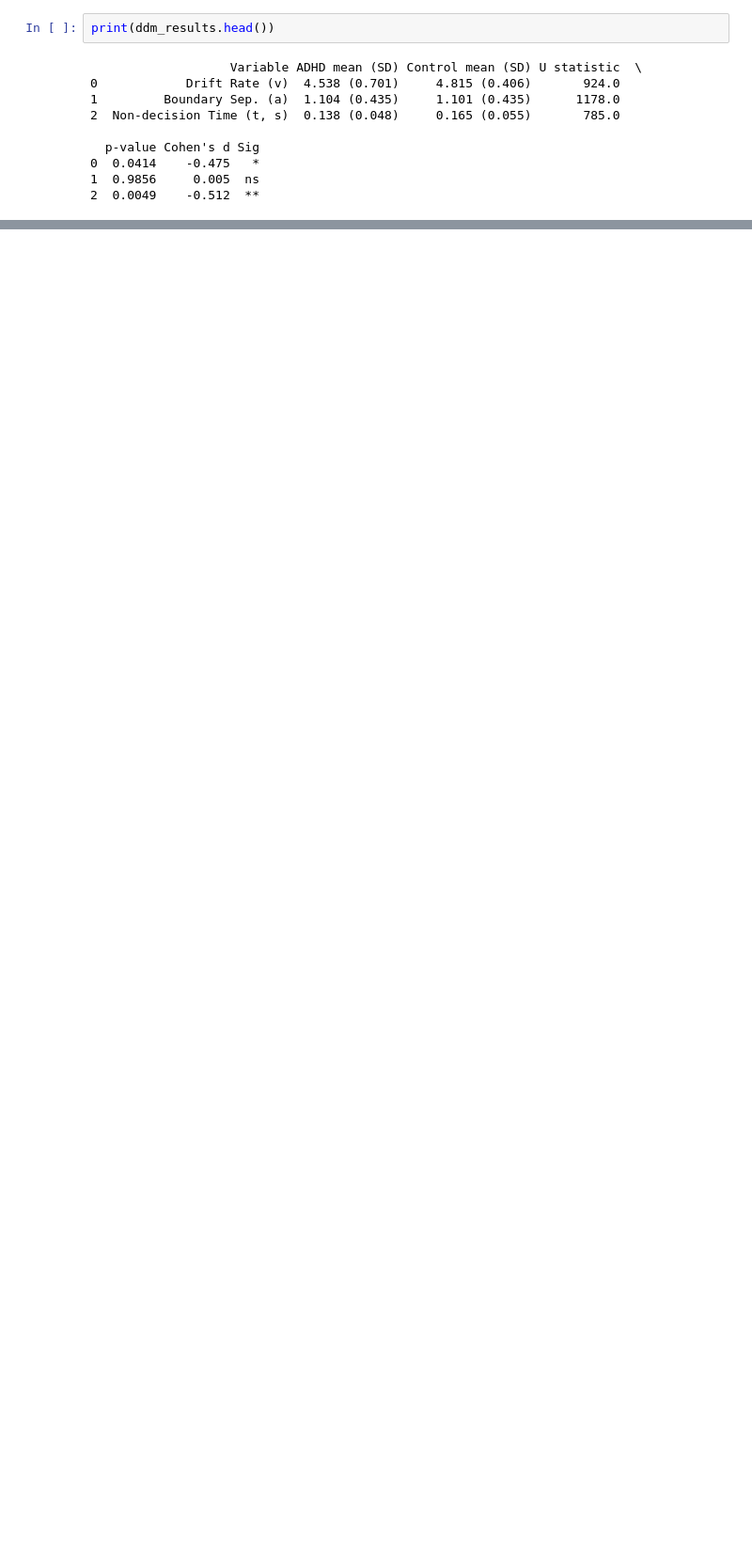
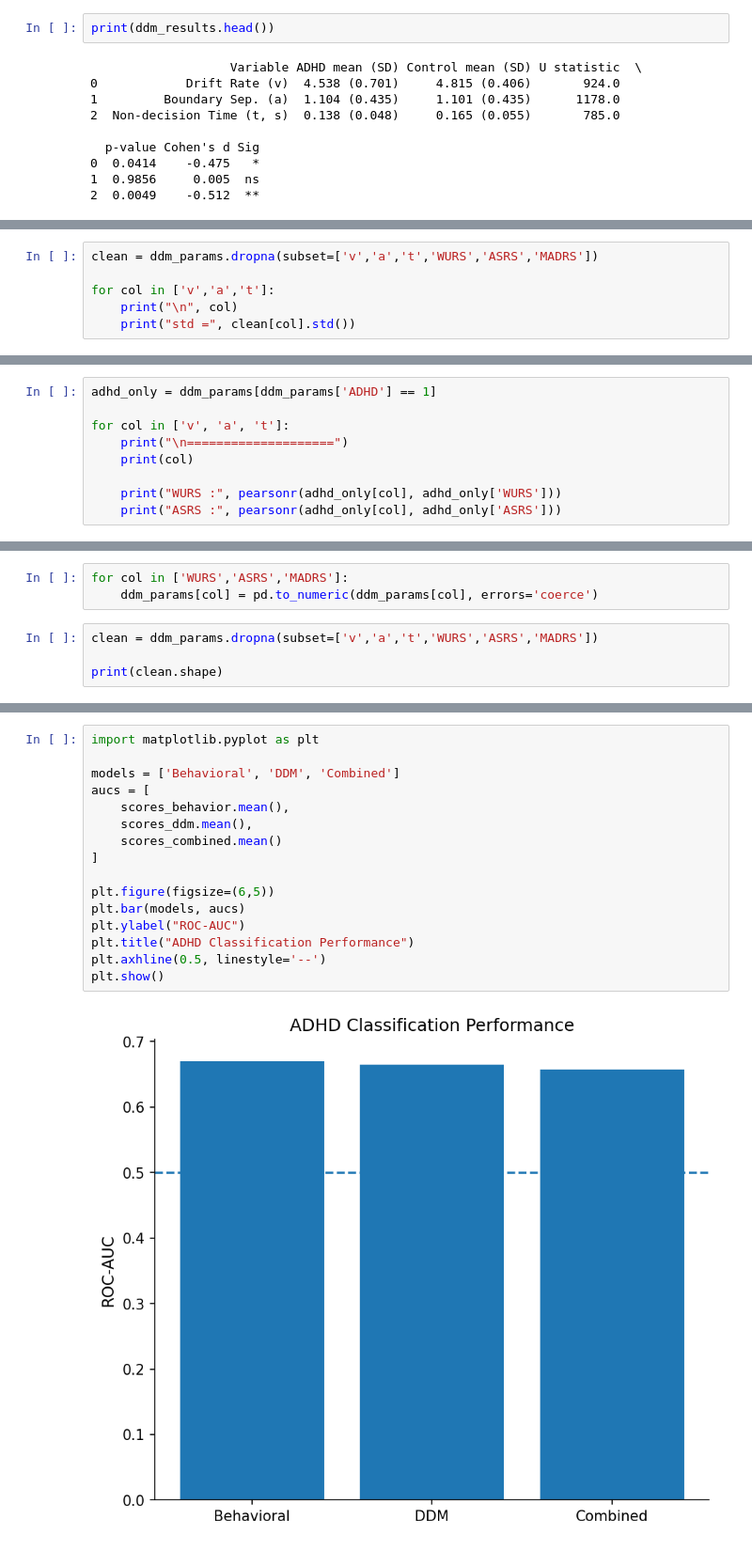
Before and after one commit to Abhikumar199/IITB_ADHD, a Jupyter notebook: ADHD_DDM_v3_Final.ipynb, the cells around one changed output, grey strips where cells are left out. Shown at 94% size. Drawn from its saved outputs; the diff is of its cells as text; blank space fills up the shorter version.

```diff
--- a/ADHD_DDM_v3_Final.ipynb
+++ b/ADHD_DDM_v3_Final.ipynb
@@ -1497,0 +1503,6 @@ print(ddm_results.head())
+# %%
+clean = ddm_params.dropna(subset=['v','a','t','WURS','ASRS','MADRS'])
+
+for col in ['v','a','t']:
+    print("\n", col)
+    print("std =", clean[col].std())
@@ -1497,0 +1518,9 @@ print(ddm_results.head())
+# %%
+adhd_only = ddm_params[ddm_params['ADHD'] == 1]
+
+for col in ['v', 'a', 't']:
+    print("\n====================")
+    print(col)
+
+    print("WURS :", pearsonr(adhd_only[col], adhd_only['WURS']))
+    print("ASRS :", pearsonr(adhd_only[col], adhd_only['ASRS']))
@@ -1497,0 +1563,7 @@ print(ddm_results.head())
+# %%
+for col in ['WURS','ASRS','MADRS']:
+    ddm_params[col] = pd.to_numeric(ddm_params[col], errors='coerce')
+# %%
+clean = ddm_params.dropna(subset=['v','a','t','WURS','ASRS','MADRS'])
+
+print(clean.shape)
@@ -1497,0 +1703,18 @@ print(ddm_results.head())
+# %%
+import matplotlib.pyplot as plt
+
+models = ['Behavioral', 'DDM', 'Combined']
+aucs = [
+    scores_behavior.mean(),
+    scores_ddm.mean(),
+    scores_combined.mean()
+]
+
+plt.figure(figsize=(6,5))
+plt.bar(models, aucs)
+plt.ylabel("ROC-AUC")
+plt.title("ADHD Classification Performance")
+plt.axhline(0.5, linestyle='--')
+plt.show()
+# %% [output]
+[figure, added]
```
Also changed, not shown: parts of 22 cells of this notebook, 4 other files.
